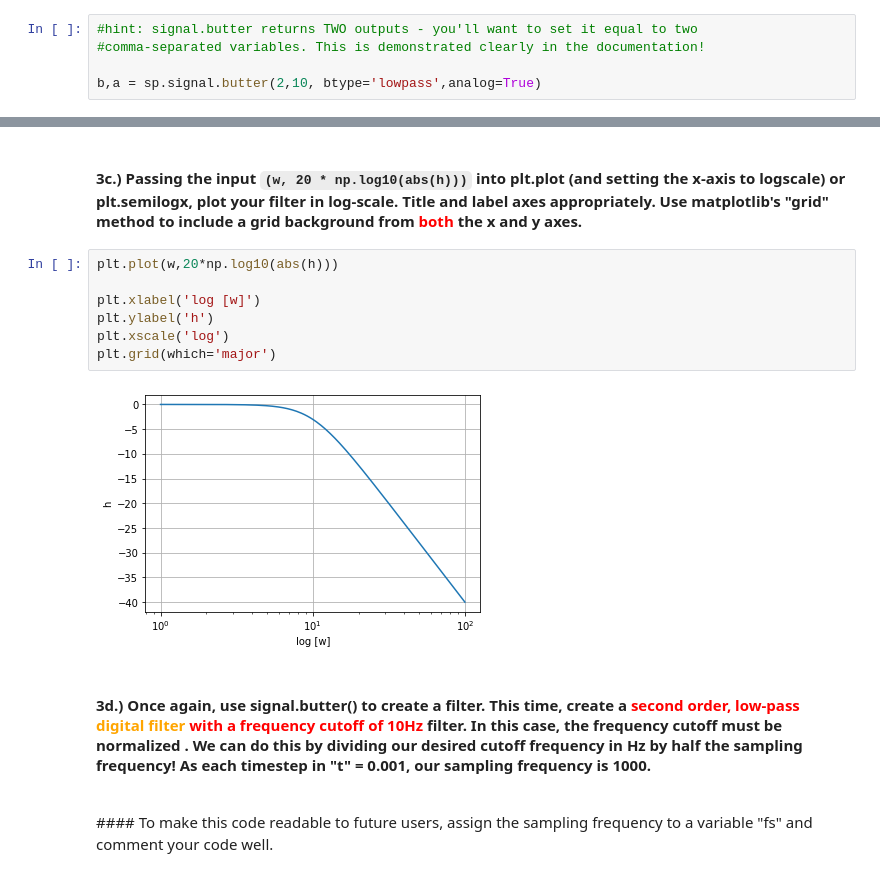
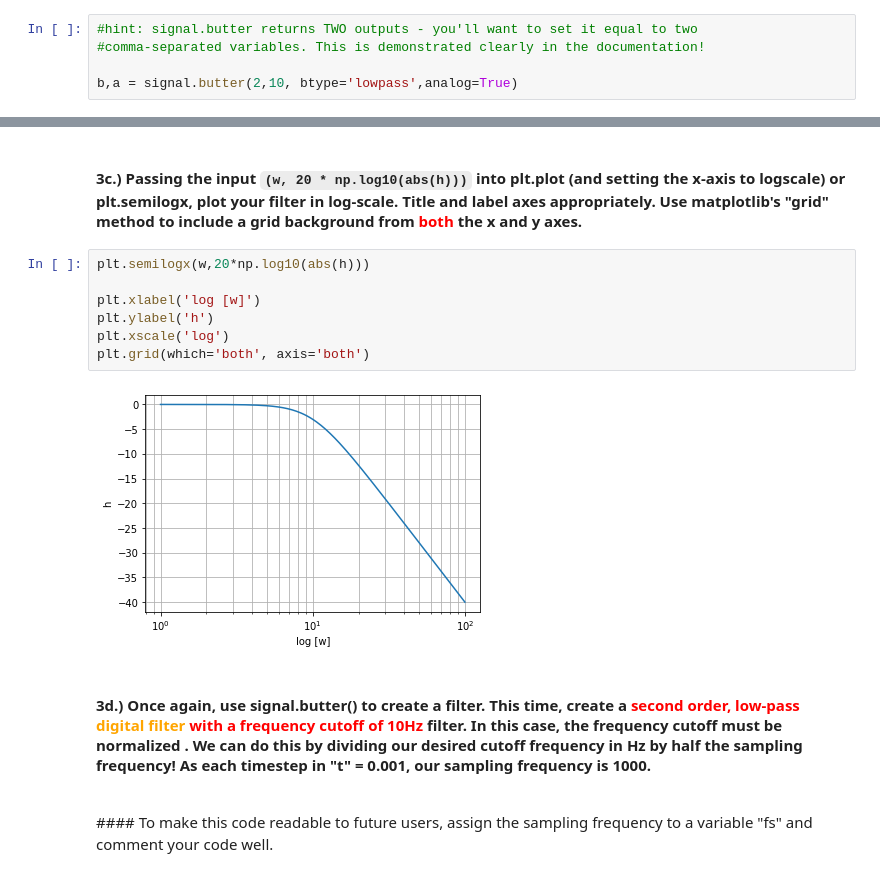
Before and after one commit to AliceCMos/PythonDataCourse, a Jupyter notebook: HW_completed/HW3_AliceMosberger.ipynb, the cells around one changed output, grey strips where cells are left out. Drawn from its saved outputs; the diff is of its cells as text.

```diff
--- a/HW_completed/HW3_AliceMosberger.ipynb
+++ b/HW_completed/HW3_AliceMosberger.ipynb
@@ -133,7 +174,7 @@ plt.show()
 #hint: signal.butter returns TWO outputs - you'll want to set it equal to two
 #comma-separated variables. This is demonstrated clearly in the documentation!
 
-b,a = sp.signal.butter(2,10, btype='lowpass',analog=True)
+b,a = signal.butter(2,10, btype='lowpass',analog=True)
 # %% [markdown]
 #### 3b.) Using SciPy.signal's freq function (documentation [here](https://docs.scipy.org/doc/scipy-0.16.0/reference/generated/scipy.signal.freqs.html)), to compute the frequency response of the filter that you generated in 3a.
 # %%
@@ -143,14 +184,14 @@ w,h = sp.signal.freqs(b,a)
 # %% [markdown]
 #### 3c.) Passing the input <code>(w, 20 * np.log10(abs(h)))</code> into plt.plot (and setting the x-axis to logscale) or plt.semilogx, plot your filter in log-scale. Title and label axes appropriately. Use matplotlib's "grid" method to include a grid background from <font color = red> both </font> the x and y axes.
 # %%
-plt.plot(w,20*np.log10(abs(h)))
+plt.semilogx(w,20*np.log10(abs(h)))
 
 plt.xlabel('log [w]')
 plt.ylabel('h')
 plt.xscale('log')
-plt.grid(which='major')
+plt.grid(which='both', axis='both')
 # %% [output]
-[figure, old version]
+[figure, new version]
 # %% [markdown]
 #### 3d.) Once again, use signal.butter() to create a filter. This time, create a <font color=red>second order, low-pass </font> <font color=orange> digital filter</font><font color=red> with a frequency cutoff of 10Hz</font>  filter. In this case, the frequency cutoff must be __normalized__ . We can do this by dividing our desired cutoff frequency in __Hz__ by half the sampling frequency! As each timestep in "t" = 0.001, our sampling frequency is 1000.
 <br>
```
Also changed, not shown: parts of 9 cells of this notebook.
